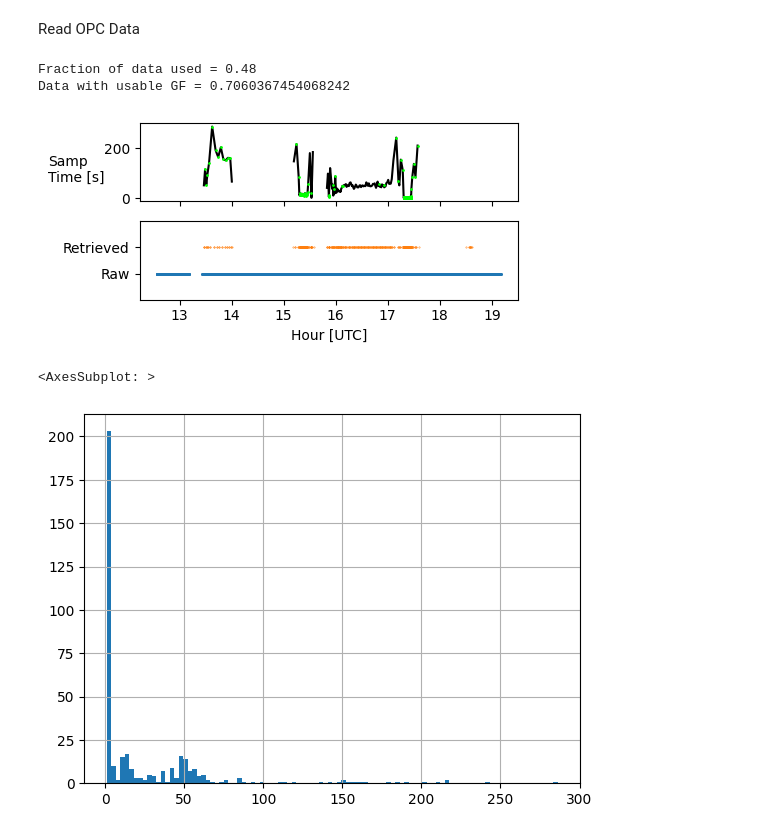
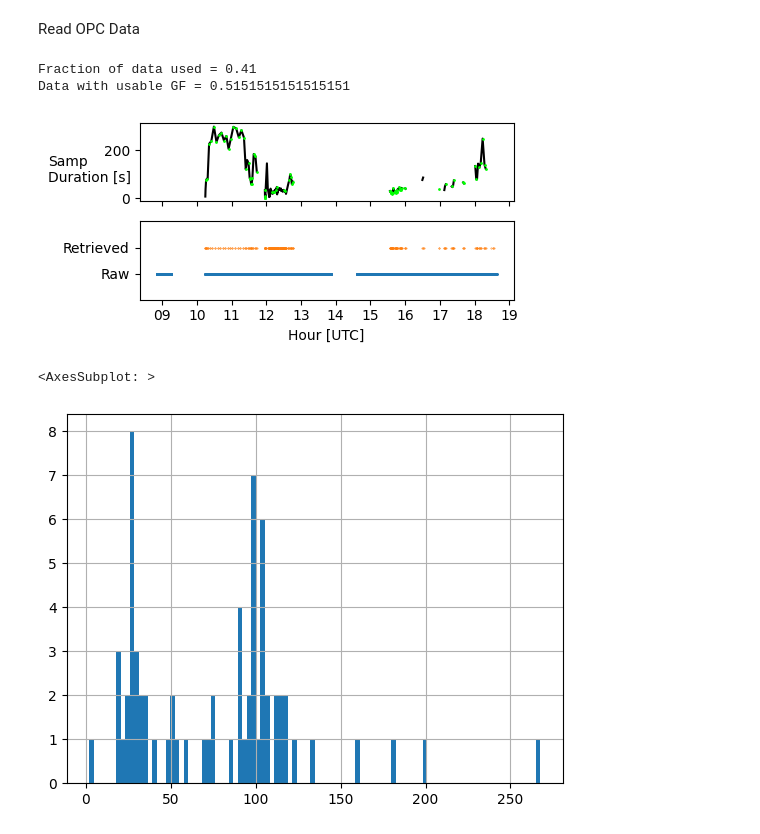
Before and after one commit to csoloff/dash, a Jupyter notebook: opc_process.ipynb, the cells around one changed output. Drawn from its saved outputs; the diff is of its cells as text; code cells hidden in the pictures.

Commit message:
Better OPC processing

```diff
--- a/opc_process.ipynb
+++ b/opc_process.ipynb
@@ -90,7 +90,7 @@ bins = pd.read_csv('./data/DASH_Bins_2023.csv').set_index('BinNum')
 Read OPC Data
 # %%
 def process(path, f_name):
-    min_counts = 100
+    min_counts = 200
     dopc = add_bin_sum(glob_reader('OPC_210', '#YY/MM/DD', subfolder = path))
     hopc = add_bin_sum(glob_reader('OPC_212', '#YY/MM/DD', subfolder = path))
     dash = glob_reader('DASH_FLOW', '#DOY.Frac', subfolder = path)
@@ -125,18 +125,18 @@ def process(path, f_name):
     hopc_labels = []
     for i in range(1,73):
         if i < 10:
-            dopc_labels.append('D_Bin0'+str(i))
-            hopc_labels.append('H_Bin0'+str(i))
+            dopc_labels.append('DO_Bin0'+str(i))
+            hopc_labels.append('HO_Bin0'+str(i))
         else:
-            dopc_labels.append('D_Bin'+str(i))
-            hopc_labels.append('H_Bin'+str(i))
+            dopc_labels.append('DO_Bin'+str(i))
+            hopc_labels.append('HO_Bin'+str(i))
 
         if i < 10:
             col.append('DO_Bin0'+str(i))
             comb_bins.append('DO_Bin0'+str(i))
         else:
-            col.append('D_Bin'+str(i))
-            comb_bins.append('D_Bin'+str(i))
+            col.append('DO_Bin'+str(i))
+            comb_bins.append('DO_Bin'+str(i))
 
 
 
@@ -145,8 +145,8 @@ def process(path, f_name):
             col.append('HO_Bin0'+str(i))
             comb_bins.append('HO_Bin0'+str(i))
         else:
-            col.append('H_Bin'+str(i))
-            comb_bins.append('H_Bin'+str(i))
+            col.append('HO_Bin'+str(i))
+            comb_bins.append('HO_Bin'+str(i))
     output = pd.DataFrame(columns = col)
     output = pd.DataFrame(columns = col)
     out_acc = 0
@@ -216,7 +216,7 @@ def process(path, f_name):
     for i in gap_indices:
         ax.plot(output.loc[old_i:i-1,'Mid_Date_Time_UTC'], output.loc[old_i:i-1,'Samp_Time_s'], c='black')
         ax.scatter(output_GF.loc[old_i:i-1,'Mid_Date_Time_UTC'], output_GF.loc[old_i:i-1,'Samp_Time_s'], c='lime', s=1, zorder=1000)
-        ax.set_ylabel('Samp\nTime [s]\n', rotation=0, labelpad=40, loc='bottom')
+        ax.set_ylabel('Samp\nDuration [s]\n', rotation=0, labelpad=40, loc='bottom')
         old_i = i
 
     ax=axes[1]
@@ -228,19 +228,19 @@ def process(path, f_name):
     ax.xaxis.set_major_locator(mdates.HourLocator(interval=1))
     ax.set_xlabel('Hour [UTC]')
     fig.tight_layout()
-
+    fig.savefig('./figures/process-'+f_name+'.png')
     return output
 # %%
-output = process('./data/DASH-test_fight-2024_05_17/', 'RESAMP_240517')
+output = process('./data/DASH-flight-2024_05_28/', 'RESAMP_240528')
 # %% [output]
-Fraction of data used = 0.48
-Data with usable GF = 0.7060367454068242
+Fraction of data used = 0.41
+Data with usable GF = 0.5151515151515151
-[figure, old version]
+[figure, new version]
 # %%
 output['Samp_Time_s'].hist(bins=100)
 # %% [output]
 <AxesSubplot: >
-[figure, old version]
+[figure, new version]
 # %%
 output.plot.scatter(x='Start_Date_Time_UTC', y='Samp_Time_s')
 # %% [output]
```
Also changed, not shown: parts of 1 cell of this notebook, 5 other files.
